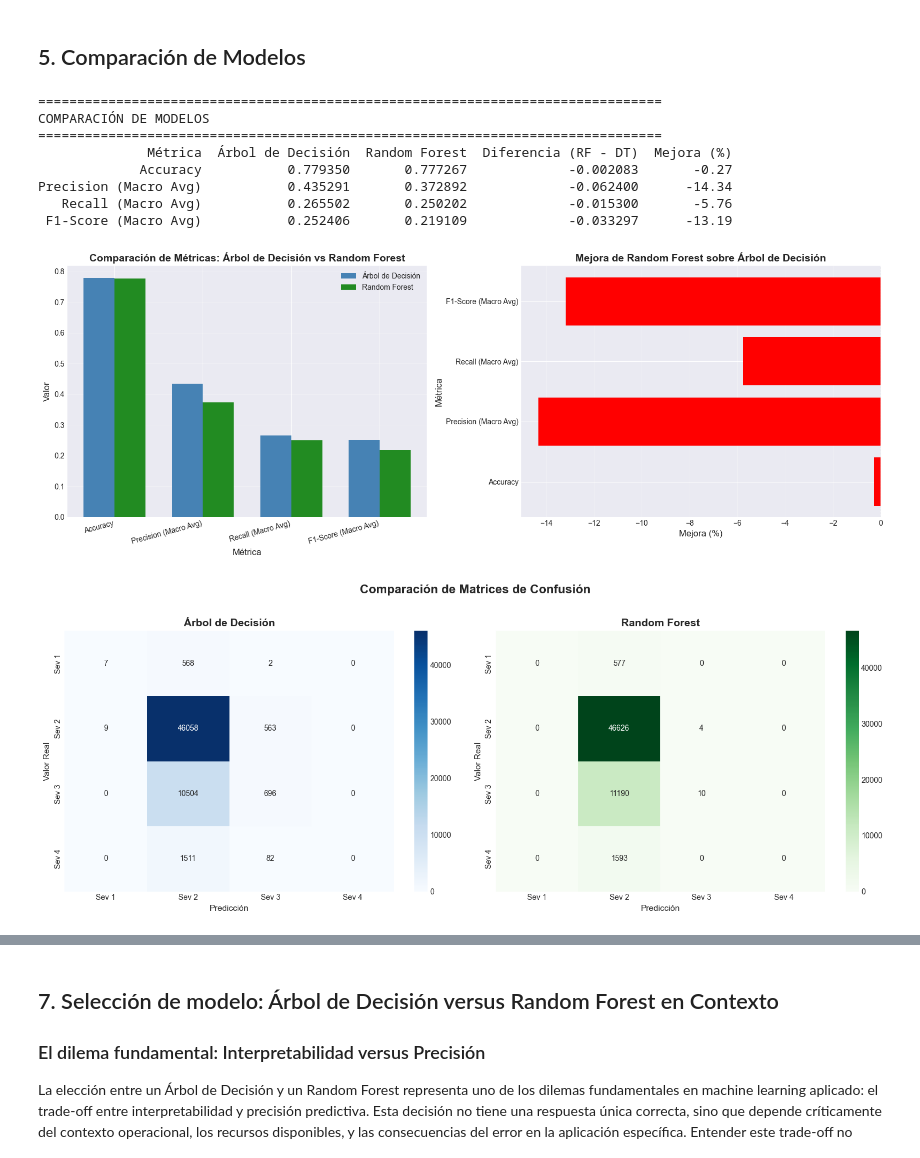
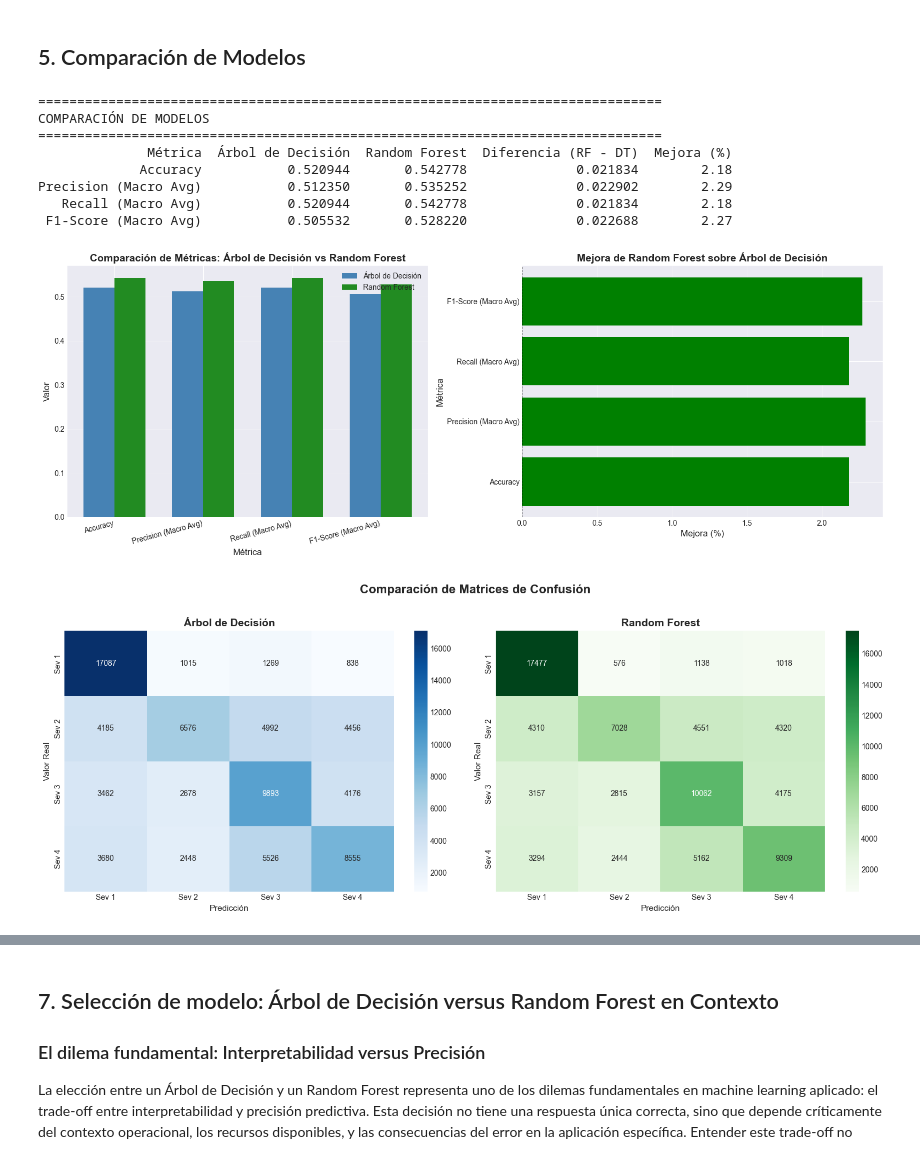
Before and after one commit to KAGmay05/Traffic_Accidents_Stats_Analysis, a Jupyter notebook: Stats_analysis.ipynb, the cells around one changed output, grey strips where cells are left out. Drawn from its saved outputs; the diff is of its cells as text; code cells hidden in the pictures.

```diff
--- a/Stats_analysis.ipynb
+++ b/Stats_analysis.ipynb
@@ -1657,12 +1657,34 @@ Utilizamos el dataset limpio generado en `data_preprocessing.ipynb`, que ya tien
 - Variables temporales derivadas (hora, mes, año, categoría de tiempo)
 - Registros inválidos filtrados
 # %%
-# Cargar dataset preprocesado desde data_preprocessing.ipynb
-# Usamos una muestra de 200,000 registros para balance entre rendimiento y tiempo
-df_full = pd.read_csv('accidents_clean.csv')
-df = df_full.sample(n=min(200000, len(df_full)), random_state=42)
+# Cargar una muestra del dataset para entrenamiento
+df_full = pd.read_csv("accidents_clean.csv")
+# Muestreo balanceado por severidad (igual cantidad por clase)
+target_col = 'Severity'
 
-print(f"✓ Dataset cargado: {df.shape[0]:,} registros, {df.shape[1]} variables")
+# Conteos originales por clase
+original_counts = df_full[target_col].value_counts().sort_index()
+print('Distribución original por severidad:')
+print(original_counts)
+
+# Elegir el tamaño por clase: tomar el mínimo (under-sampling)
+n_per_class = int(original_counts.min())
+
+# Muestreo balanceado: mismo n por cada valor de severidad
+balanced_df = (
+    df_full.groupby(target_col, group_keys=False)
+      .apply(lambda g: g.sample(n=n_per_class, random_state=42))
+      .reset_index(drop=True)
+)
+
+balanced_counts = balanced_df[target_col].value_counts().sort_index()
+print('\nDistribución balanceada por severidad:')
+print(balanced_counts)
+
+# Usa el dataset balanceado en adelante
+df_model = balanced_df
+
+print(f"✓ Dataset cargado: {df_model.shape[0]:,} registros, {df_model.shape[1]} variables")
 print(f"\nDistribución de Severidad:")
-print(df['Severity'].value_counts().sort_index())
+print(df_model['Severity'].value_counts().sort_index())
 # %% [output]
@@ -1683,9 +1713,6 @@ El dataset ya viene limpio desde data_preprocessing.ipynb. Ahora preparamos feat
 2. Codificar variables categóricas restantes
 3. Dividir en conjuntos de entrenamiento y prueba
 # %%
-# Crear una copia para trabajar
-df_model = df.copy()
-
 # Renombrar columnas del preprocesamiento para consistencia con el modelo
 df_model = df_model.rename(columns={
     'start_hour': 'Hour',
@@ -2170,8 +2197,7 @@ comparison_data = {
 
 comparison_df = pd.DataFrame(comparison_data)
 comparison_df['Diferencia (RF - DT)'] = comparison_df['Random Forest'] - comparison_df['Árbol de Decisión']
-comparison_df['Mejora (%)'] = ((comparison_df['Random Forest'] - comparison_df['Árbol de Decisión']) /
-                                comparison_df['Árbol de Decisión'] * 100).round(2)
+comparison_df['Mejora (%)'] = ((comparison_df['Random Forest'] - comparison_df['Árbol de Decisión'])* 100).round(2)
 
 print("\n" + "="*80)
 print("COMPARACIÓN DE MODELOS")
@@ -2184,38 +2210,38 @@ fig, axes = plt.subplots(1, 2, figsize=(16, 6))
 # Gráfico de barras comparativo
 metrics = comparison_df['Métrica']
 x = np.arange(len(metrics))
 width = 0.35
 
 axes[0].bar(x - width/2, comparison_df['Árbol de Decisión'], width, label='Árbol de Decisión', color='steelblue')
 axes[0].bar(x + width/2, comparison_df['Random Forest'], width, label='Random Forest', color='forestgreen')
 axes[0].set_xlabel('Métrica', fontsize=12)
 axes[0].set_ylabel('Valor', fontsize=12)
 axes[0].set_title('Comparación de Métricas: Árbol de Decisión vs Random Forest', fontsize=14, fontweight='bold')
 axes[0].set_xticks(x)
 axes[0].set_xticklabels(metrics, rotation=15, ha='right')
 axes[0].legend()
 axes[0].grid(axis='y', alpha=0.3)
 
 # Gráfico de mejora porcentual
 axes[1].barh(metrics, comparison_df['Mejora (%)'], color=['green' if x > 0 else 'red' for x in comparison_df['Mejora (%)']])
 axes[1].set_xlabel('Mejora (%)', fontsize=12)
 axes[1].set_ylabel('Métrica', fontsize=12)
 axes[1].set_title('Mejora de Random Forest sobre Árbol de Decisión', fontsize=14, fontweight='bold')
 axes[1].axvline(x=0, color='black', linestyle='--', linewidth=0.8)
 axes[1].grid(axis='x', alpha=0.3)
 
 plt.tight_layout()
 plt.show()
 # %% [output]
 ================================================================================
 COMPARACIÓN DE MODELOS
 ================================================================================
               Métrica  Árbol de Decisión  Random Forest  Diferencia (RF - DT)  Mejora (%)
-             Accuracy           0.779350       0.777267             -0.002083       -0.27
-Precision (Macro Avg)           0.435291       0.372892             -0.062400      -14.34
-   Recall (Macro Avg)           0.265502       0.250202             -0.015300       -5.76
- F1-Score (Macro Avg)           0.252406       0.219109             -0.033297      -13.19
+             Accuracy           0.520944       0.542778              0.021834        2.18
+Precision (Macro Avg)           0.512350       0.535252              0.022902        2.29
+   Recall (Macro Avg)           0.520944       0.542778              0.021834        2.18
+ F1-Score (Macro Avg)           0.505532       0.528220              0.022688        2.27
-[figure, old version]
+[figure, new version]
 # %%
 # Comparación de matrices de confusión
 fig, axes = plt.subplots(1, 2, figsize=(16, 6))
@@ -2240,7 +2266,7 @@ plt.suptitle('Comparación de Matrices de Confusión', fontsize=16, fontweight='
 plt.tight_layout()
 plt.show()
 # %% [output]
-[figure, old version]
+[figure, new version]
 # %%
 # Comparación de importancia de variables
 feature_comparison = pd.merge(
```
Also changed, not shown: parts of 20 cells of this notebook.
